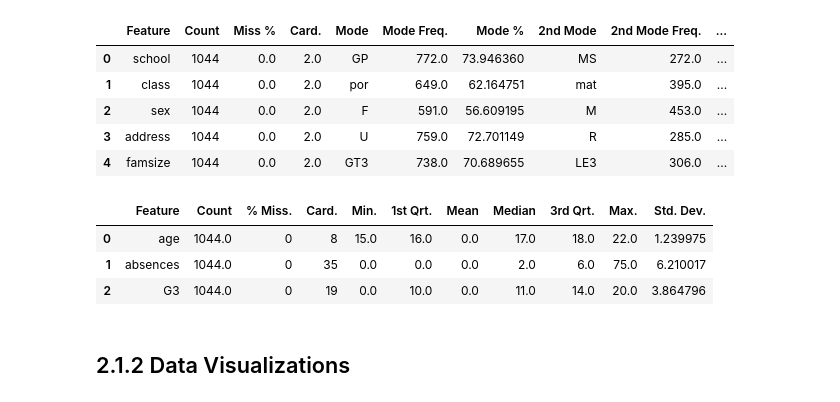
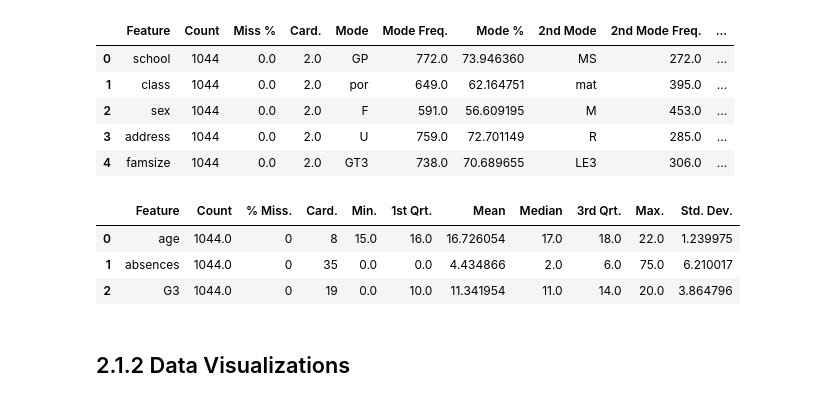
Before and after one commit to razatsutradhar/DS_exam_evaluation, a Jupyter notebook: data/final_project_data.ipynb, the cells around one changed output. Cells and saved outputs as stored; diff of their text form; code cells hidden in the pictures.

```diff
--- a/data/final_project_data.ipynb
+++ b/data/final_project_data.ipynb
@@ -101,30 +101,31 @@ cat_dq_report.head()
 # %%
 # Cont. Feature Data Quality Report
 # Feature feature
 cont_dq_report = pd.DataFrame(cont_df.columns.values)
 cont_dq_report.columns = ['Feature']
 
 cont_desc = cont_df[cont_dq_report['Feature']].describe()
 
 # Turning rows of cont_desc into columns of our data quality report
 for i, row in enumerate(list(cont_desc.index.values)):
     cont_dq_report[row] = cont_desc[i:i+1][:].T.values
 
 cont_dq_report['% Miss.'] = 0
 for i, feature in enumerate(cont_dq_report['Feature']):
-    cont_dq_report.iloc[i:i+1, 2] = cont_df[feature].isna().sum() / cont_df.shape[0] # Miss %
+    cont_dq_report.iloc[i:i+1, 9] = cont_df[feature].isna().sum() / cont_df.shape[0] # Miss %
 
 # Cardinality feature
 cont_dq_report['Card.'] = df[cont_dq_report['Feature']].nunique().values
 
 cont_dq_report = cont_dq_report[['Feature', 'count', '% Miss.', 'Card.', 'min', '25%', 'mean', '50%', '75%', 'max', 'std']]
 cont_dq_report.rename({'count': 'Count', 'min': 'Min.', '25%': '1st Qrt.', 'mean': 'Mean', '50%': 'Median', '75%': '3rd Qrt.', 'max': 'Max.', 'std': 'Std. Dev.'}, axis=1, inplace=True)
+
 cont_dq_report.head()
 # %% [output]
 |  | Feature | Count | % Miss. | Card. | Min. | 1st Qrt. | Mean | Median | 3rd Qrt. | Max. | Std. Dev. |
-| 0 | age | 1044.0 | 0 | 8 | 15.0 | 16.0 | 0.0 | 17.0 | 18.0 | 22.0 | 1.239975 |
-| 1 | absences | 1044.0 | 0 | 35 | 0.0 | 0.0 | 0.0 | 2.0 | 6.0 | 75.0 | 6.210017 |
-| 2 | G3 | 1044.0 | 0 | 19 | 0.0 | 10.0 | 0.0 | 11.0 | 14.0 | 20.0 | 3.864796 |
+| 0 | age | 1044.0 | 0 | 8 | 15.0 | 16.0 | 16.726054 | 17.0 | 18.0 | 22.0 | 1.239975 |
+| 1 | absences | 1044.0 | 0 | 35 | 0.0 | 0.0 | 4.434866 | 2.0 | 6.0 | 75.0 | 6.210017 |
+| 2 | G3 | 1044.0 | 0 | 19 | 0.0 | 10.0 | 11.341954 | 11.0 | 14.0 | 20.0 | 3.864796 |
 # %% [markdown]
 ## 2.1.2 Data Visualizations
 # %%
```
